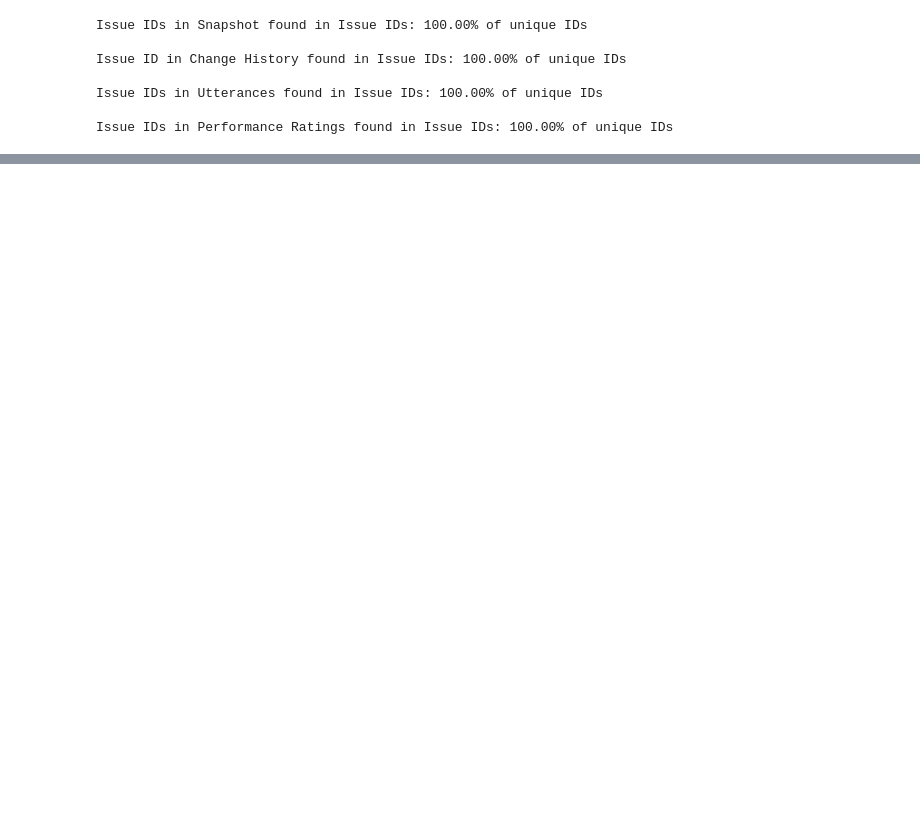
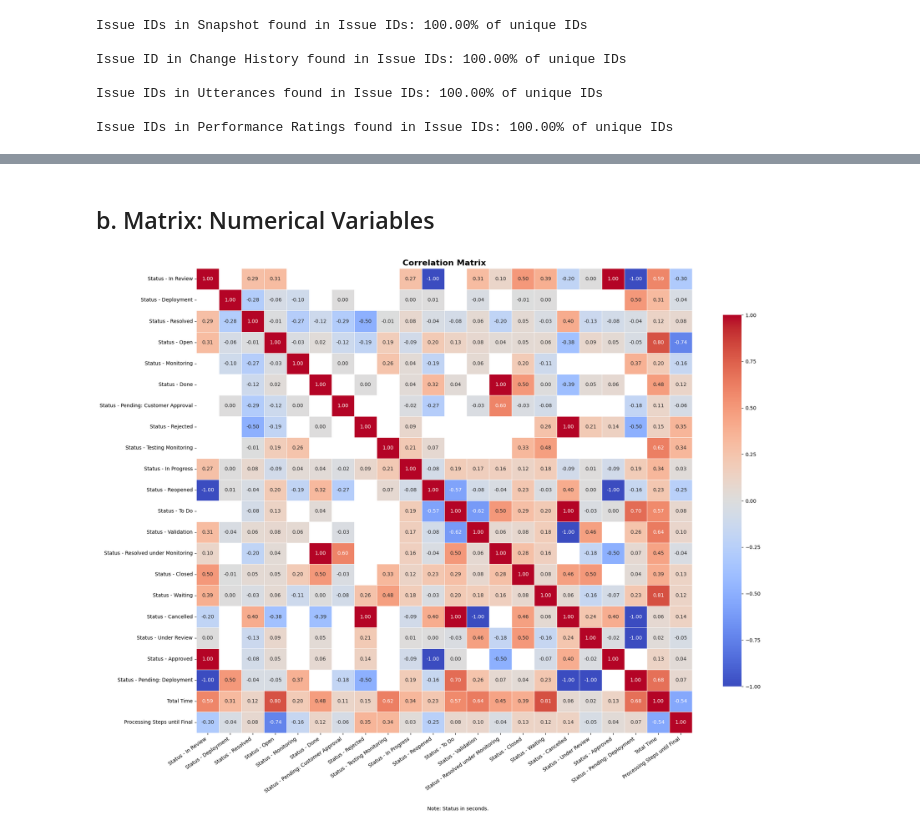
Before and after one commit to DataScientest-Studio/nov25_bds_int_helpdesk, a Jupyter notebook: notebooks/01_Data-inventory.ipynb, the cells around one changed output, grey strips where cells are left out. Saved outputs shown, nothing was run; the diff lists cells and outputs as text; code cells hidden in the pictures; blank space fills up the shorter version.

```diff
--- a/notebooks/01_Data-inventory.ipynb
+++ b/notebooks/01_Data-inventory.ipynb
@@ -952,0 +503,27 @@ plt.show()
+# %%
+# Correlation matrix
+corr_matrix_num = dfi_num.corr(method = "spearman")
+
+# Convert correlation matrix to a long table
+corr_table_num = corr_matrix_num.unstack().reset_index()
+corr_table_num.columns = ["Variable 1", "Variable 2", "Correlation"]
+
+# Each pair only once
+corr_table_num = corr_table_num[corr_table_num["Variable 1"] < corr_table_num["Variable 2"]]
+
+# Drop missing correlations
+corr_table_num = corr_table_num.dropna(subset = ["Correlation"])
+
+# Sort (large to small)
+corr_table_num["Absolute Correlation"] = corr_table_num["Correlation"].abs()
+corr_table_num = corr_table_num.sort_values("Absolute Correlation", ascending = False).drop(columns = "Absolute Correlation")
+
+# More readable variable names
+corr_table_num["Variable 1"] = corr_table_num["Variable 1"].map(num_var_read)
+corr_table_num["Variable 2"] = corr_table_num["Variable 2"].map(num_var_read)
+#corr_table_num["Var1_code"] = corr_table_num["Variable 1"]                    # original variable names - for reference
+#corr_table_num["Var2_code"] = corr_table_num["Variable 2"]                    # original variable names - for reference
+
+# Display
+display(corr_table_num[(corr_table_num["Correlation"].abs() != 1.0)
+                     & (corr_table_num["Correlation"].abs() != 0.0)].head(25).round(3))     # except for corr = 1.00 or 0.00
@@ -952,0 +548,20 @@ plt.show()
+# %% [markdown]
+## b. Matrix: Numerical Variables
+# %%
+corr_plot_num = corr_matrix_num.rename(index = num_var_read,
+                                   columns = num_var_read)
+
+plt.figure(figsize = (20, 15))
+sns.heatmap(corr_plot_num,
+            annot      = True,      # values
+            fmt        = ".2f",     # 2 digits
+            cmap       = "coolwarm",
+            linewidths = .5,
+            cbar_kws   = {"shrink": .8})
+plt.xticks(rotation = 35, ha = "right")
+plt.title("Correlation Matrix", fontsize = 16, fontweight = "bold")
+plt.tight_layout()
+plt.figtext(0.5, -0.02, "Note: Status in seconds.", ha = "center", fontsize = 10)
+plt.show();
+# %% [output]
+[figure, added]
```
Also changed, not shown: parts of 90 cells of this notebook.
